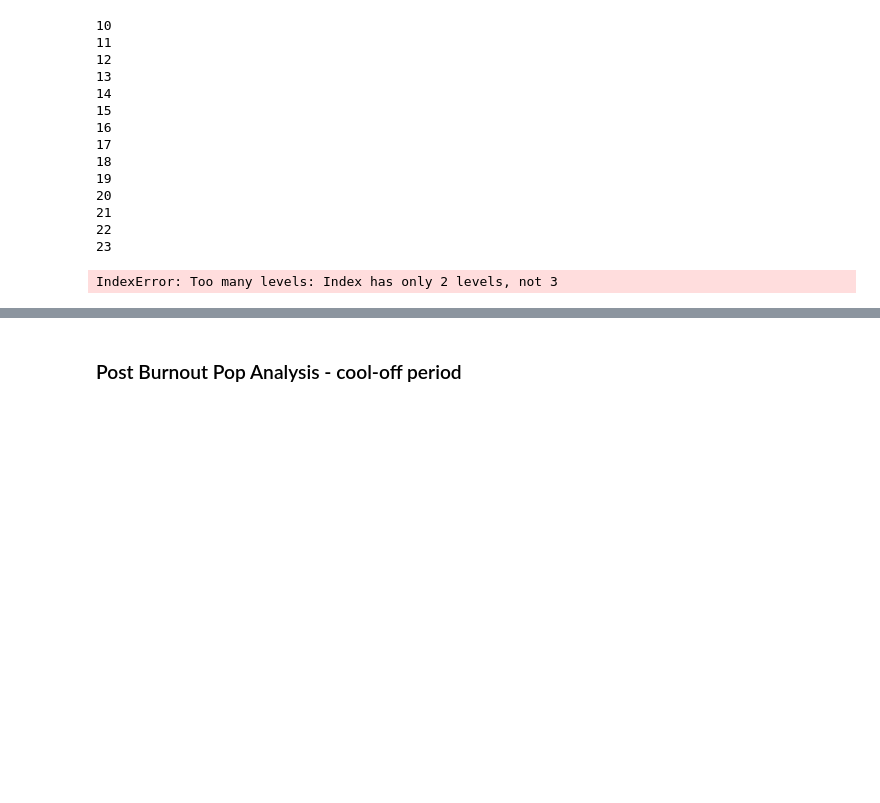
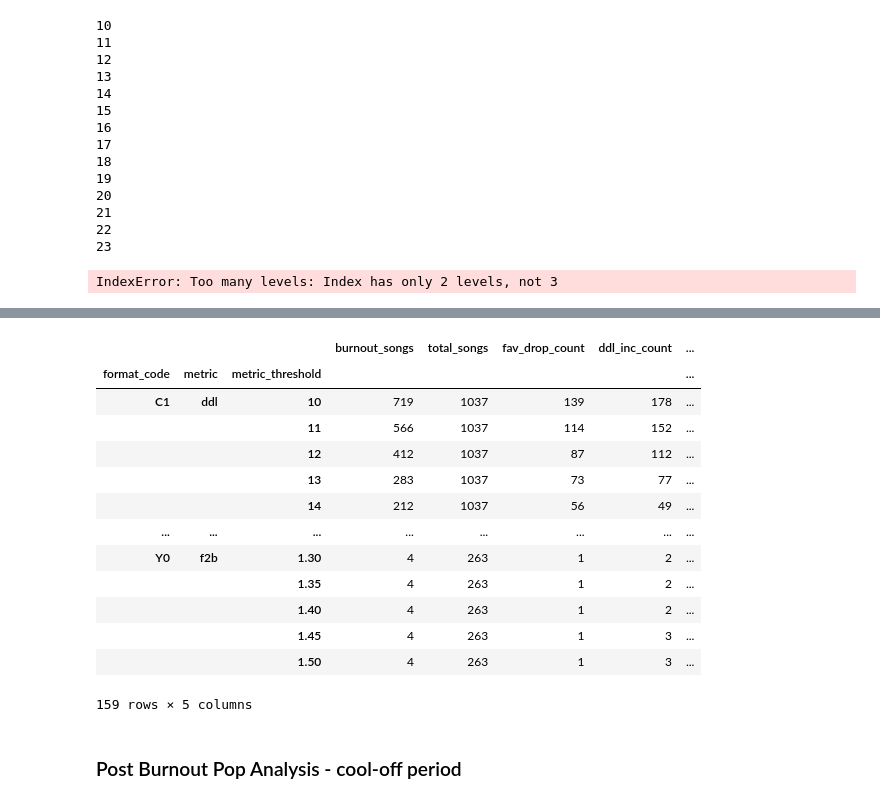
Before and after one commit to gjampanih/adds-early-burnout-warning-model, a Jupyter notebook: notebooks/ebw_metrics_analysis.ipynb, the cells around one changed output, grey strips where cells are left out. Drawn from its saved outputs; the diff is of its cells as text; code cells hidden in the pictures; blank space fills up the shorter version.

```diff
--- a/notebooks/ebw_metrics_analysis.ipynb
+++ b/notebooks/ebw_metrics_analysis.ipynb
@@ -635,2 +737,27 @@ df_temp_filter[df_temp_filter['pop_delta'] == 20]
+# %%
+df_diff_summ.columns = ['burnout_songs', 'total_songs']
+# %%
+df_diff_summ['fav_drop_count'] = df_diff.groupby(['format_code', 'metric', 'metric_threshold']).apply(lambda x: sum(x['fav_metric'] < -3))
+# %%
+df_diff_summ['ddl_inc_count'] = df_diff.groupby(['format_code', 'metric', 'metric_threshold']).apply(lambda x: sum(x['ddl_metric'] > 3))
+# %%
+df_diff_summ['pop_drop_count'] = df_diff.groupby(['format_code', 'metric', 'metric_threshold']).apply(lambda x: sum(x['pop'] < -5))
+# %%
+df_diff_summ
+# %% [output]
+|  |  |  | burnout_songs | total_songs | fav_drop_count | ddl_inc_count | ... |
+| format_code | metric | metric_threshold |  |  |  |  | ... |
+| C1 | ddl | 10 | 719 | 1037 | 139 | 178 | ... |
+|  |  | 11 | 566 | 1037 | 114 | 152 | ... |
+|  |  | 12 | 412 | 1037 | 87 | 112 | ... |
+|  |  | 13 | 283 | 1037 | 73 | 77 | ... |
+|  |  | 14 | 212 | 1037 | 56 | 49 | ... |
+| ... | ... | ... | ... | ... | ... | ... | ... |
+| Y0 | f2b | 1.30 | 4 | 263 | 1 | 2 | ... |
+|  |  | 1.35 | 4 | 263 | 1 | 2 | ... |
+|  |  | 1.40 | 4 | 263 | 1 | 2 | ... |
+|  |  | 1.45 | 4 | 263 | 1 | 3 | ... |
+|  |  | 1.50 | 4 | 263 | 1 | 3 | ... |
+159 rows × 5 columns
 # %% [markdown]
 ### Post Burnout Pop Analysis - cool-off period
```
Also changed, not shown: parts of 23 cells of this notebook, 1 other file.
